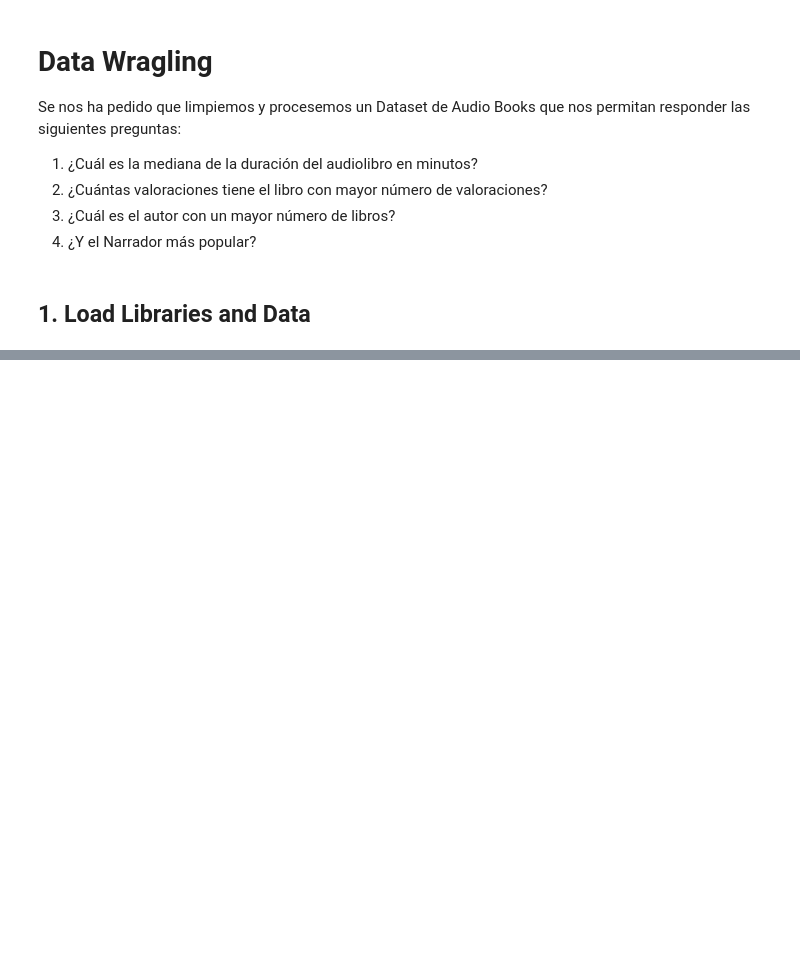
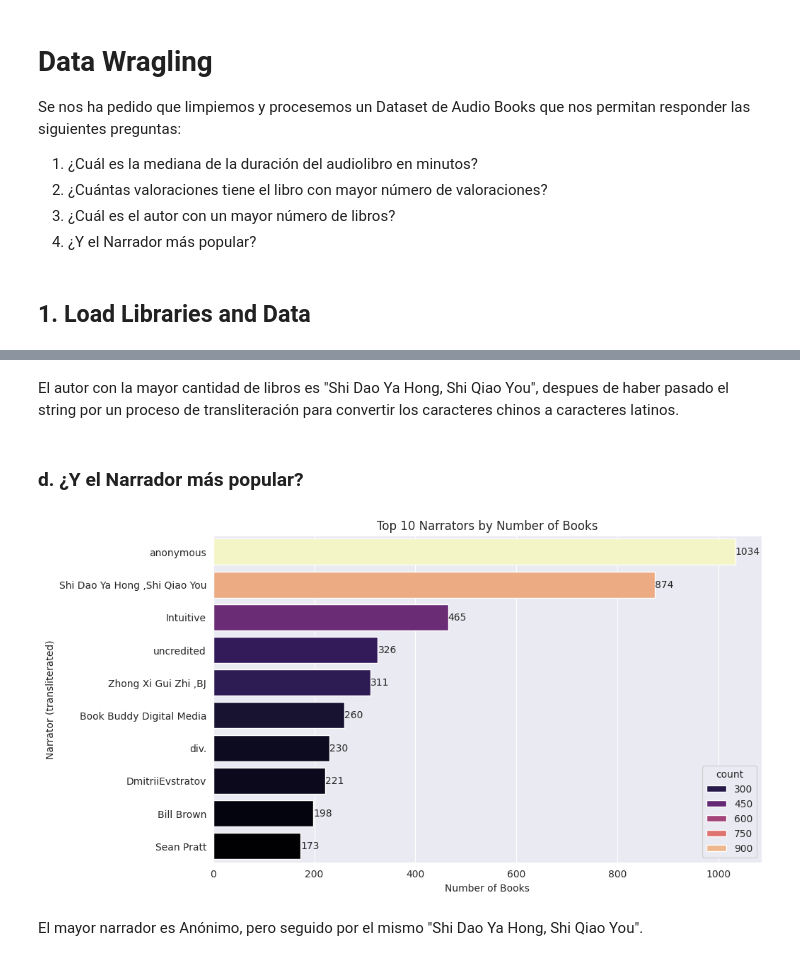
Before and after one commit to Chrissroman/md004_ha_dv, a Jupyter notebook: notebooks/S6T2_AudioBook_ChristianR_20260416.ipynb, the cells around one changed output, grey strips where cells are left out. Saved outputs shown, nothing was run; the diff lists cells and outputs as text; code cells hidden in the pictures; blank space fills up the shorter version.

```diff
--- a/notebooks/S6T2_AudioBook_ChristianR_20260416.ipynb
+++ b/notebooks/S6T2_AudioBook_ChristianR_20260416.ipynb
@@ -34,0 +168,27 @@ data.head()
+# %% [markdown]
+El autor con la mayor cantidad de libros es "Shi Dao Ya Hong, Shi Qiao You", despues de haber pasado el string por un proceso de transliteración para convertir los caracteres chinos a caracteres latinos.
+# %% [markdown]
+### d. ¿Y el Narrador más popular?
+# %%
+top_narrators = df['narrator_clean'].value_counts().head(10)
+
+plot_df = pd.DataFrame({
+    'narrator_original': top_narrators.index,
+    'count': top_narrators.values,
+})
+plot_df['narrator_plot'] = plot_df['narrator_original'].map(to_plot_label)
+plt.figure(figsize=(10, 6))
+sns.barplot(data=plot_df, x='count', y='narrator_plot', palette='magma', hue='count')
+
+# Add labels over bars.
+for index, value in enumerate(plot_df['count']):
+    plt.text(value, index, str(value), va='center')
+
+plt.title('Top 10 Narrators by Number of Books')
+plt.xlabel('Number of Books')
+plt.ylabel('Narrator (transliterated)')
+plt.show()
+# %% [output]
+[figure, added]
+# %% [markdown]
+El mayor narrador es Anónimo, pero seguido por el mismo "Shi Dao Ya Hong, Shi Qiao You".
```
Also changed, not shown: parts of 20 cells of this notebook.
